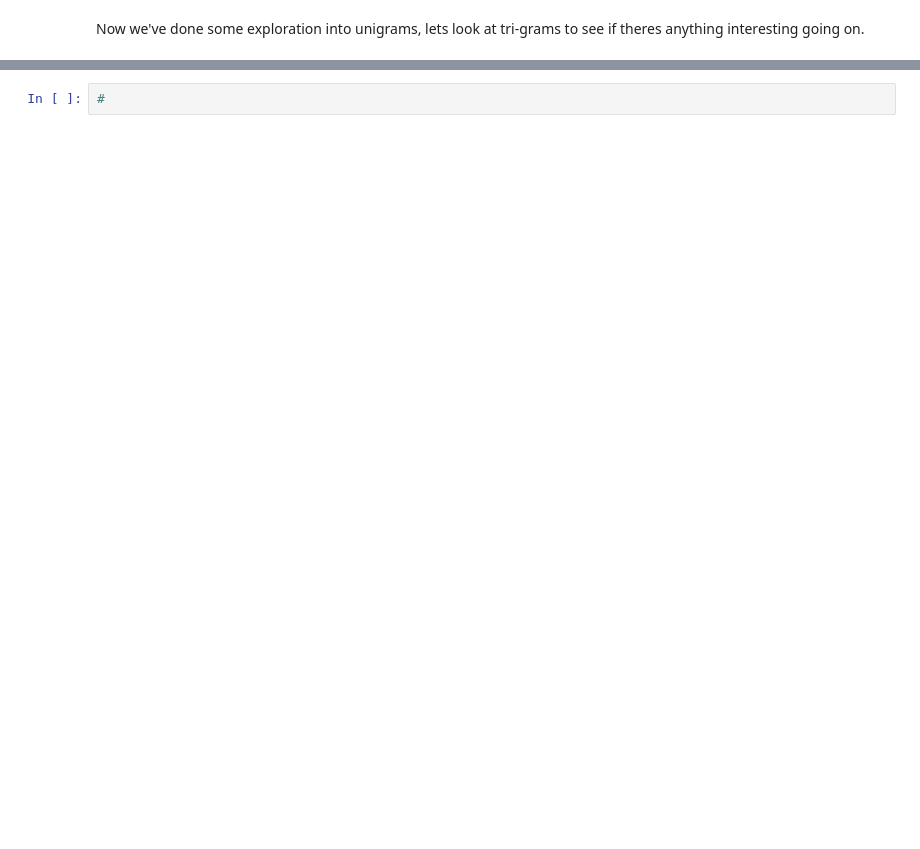
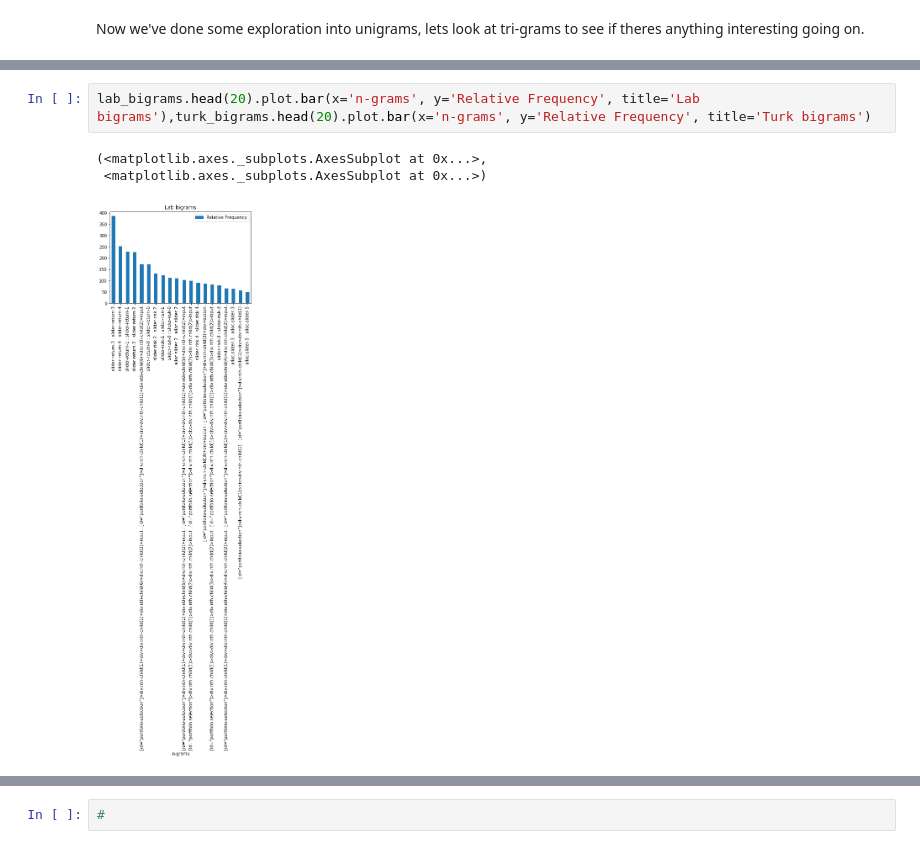
Before and after one commit to DJSaunders1997/Masters-Project, a Jupyter notebook: NLP-Notebook.ipynb, the cells around one changed output, grey strips where cells are left out. Saved outputs shown, nothing was run; the diff lists cells and outputs as text; blank space fills up the shorter version.

```diff
--- a/NLP-Notebook.ipynb
+++ b/NLP-Notebook.ipynb
@@ -321,0 +375,6 @@ tableau_turk.to_csv('tableau_turk.csv')
+# %%
+lab_bigrams.head(20).plot.bar(x='n-grams', y='Relative Frequency', title='Lab bigrams'),turk_bigrams.head(20).plot.bar(x='n-grams', y='Relative Frequency', title='Turk bigrams')
+# %% [output]
+(<matplotlib.axes._subplots.AxesSubplot at 0x...>,
+ <matplotlib.axes._subplots.AxesSubplot at 0x...>)
+[figure, added]
```
Also changed, not shown: parts of 22 cells of this notebook, 5 other files.
